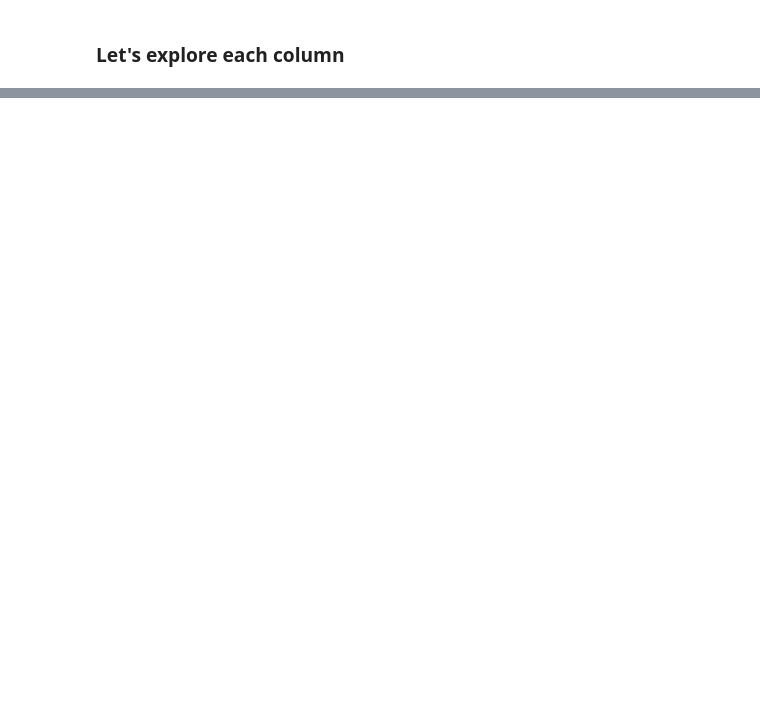
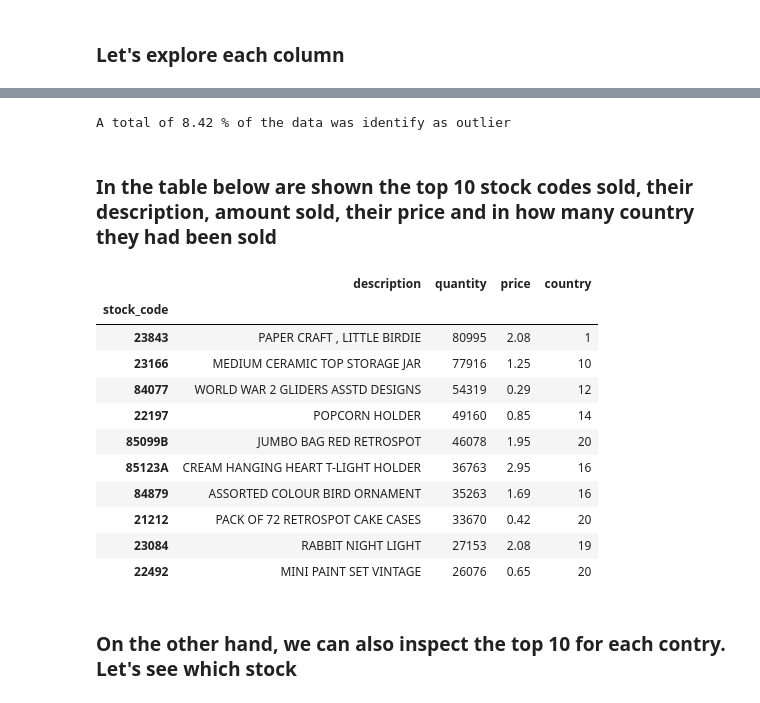
Before and after one commit to adriannaluz/data-analysis_portfolio, a Jupyter notebook: customer_segmentation/notebooks/data_exploration.ipynb, the cells around one changed output, grey strips where cells are left out. Cells and saved outputs as stored; diff of their text form; code cells hidden in the pictures; blank space fills up the shorter version.

Commit message:
data exploration and outliers analysis

```diff
--- a/customer_segmentation/notebooks/data_exploration.ipynb
+++ b/customer_segmentation/notebooks/data_exploration.ipynb
@@ -74,3 +97,5 @@ ot_cleaned.describe()
+# %%
+no_price = ot_cleaned[ot_cleaned.price <= 0]
 # %%
 print(f"There are {(ot_cleaned.quantity < 0).sum()} entries with negative quantity")
 # %% [output]
@@ -90 +133,4 @@ ot_cancelled = ot_cleaned[ot_cleaned.invoice.str.startswith('C')]
 ot_cleaned.drop(ot_cancelled.index, axis=0, inplace=True)
+# %%
+# Dropping transaction with no price
+ot_cleaned.drop(no_price.index, axis=0, inplace=True)
@@ -148,0 +241,26 @@ The most popular item is:
+# %%
+n_outliers = ot_cleaned.price[ot_cleaned['price'] > up_lim_price].shape[0] * 100 / ot_cleaned.shape[0]
+print(f"A total of {round(n_outliers, 2)} % of the data was identify as outlier")a
+# %% [output]
+A total of 8.42 % of the data was identify as outlier
+# %% [markdown]
+### In the table below are shown the top 10 stock codes sold, their description, amount sold, their price and in how many country they had been sold
+# %%
+# Let's get top 10 stock codes on the table
+top10 = ot_cleaned.groupby("stock_code").agg({'description': 'first', 'quantity': 'sum', 'price': 'first', 'country': 'nunique'}).sort_values(by='quantity', ascending=False)[:10]
+top10
+# %% [output]
+|  | description | quantity | price | country |
+| stock_code |  |  |  |  |
+| 23843 | PAPER CRAFT , LITTLE BIRDIE | 80995 | 2.08 | 1 |
+| 23166 | MEDIUM CERAMIC TOP STORAGE JAR | 77916 | 1.25 | 10 |
+| 84077 | WORLD WAR 2 GLIDERS ASSTD DESIGNS | 54319 | 0.29 | 12 |
+| 22197 | POPCORN HOLDER | 49160 | 0.85 | 14 |
+| 85099B | JUMBO BAG RED RETROSPOT | 46078 | 1.95 | 20 |
+| 85123A | CREAM HANGING HEART T-LIGHT HOLDER | 36763 | 2.95 | 16 |
+| 84879 | ASSORTED COLOUR BIRD ORNAMENT | 35263 | 1.69 | 16 |
+| 21212 | PACK OF 72 RETROSPOT CAKE CASES | 33670 | 0.42 | 20 |
+| 23084 | RABBIT NIGHT LIGHT | 27153 | 2.08 | 19 |
+| 22492 | MINI PAINT SET VINTAGE | 26076 | 0.65 | 20 |
+# %% [markdown]
+### On the other hand, we can also inspect the top 10 for each contry. Let's see which stock
```
Also changed, not shown: parts of 34 cells of this notebook.
